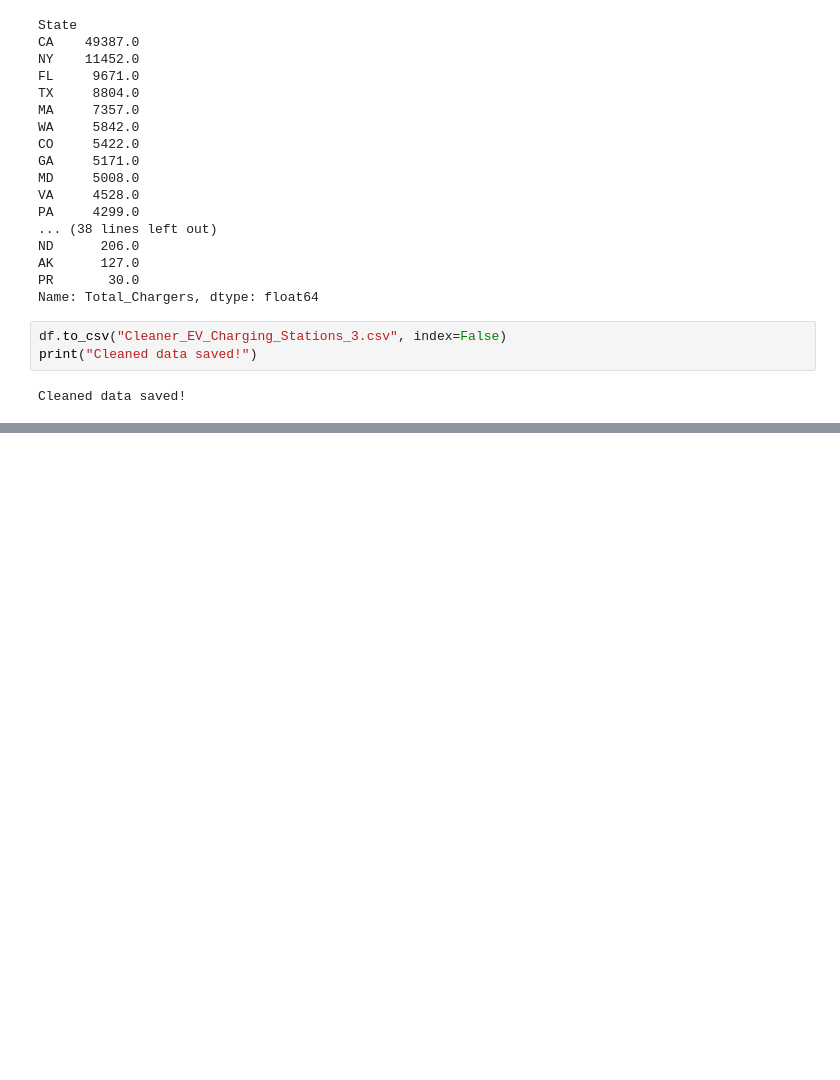
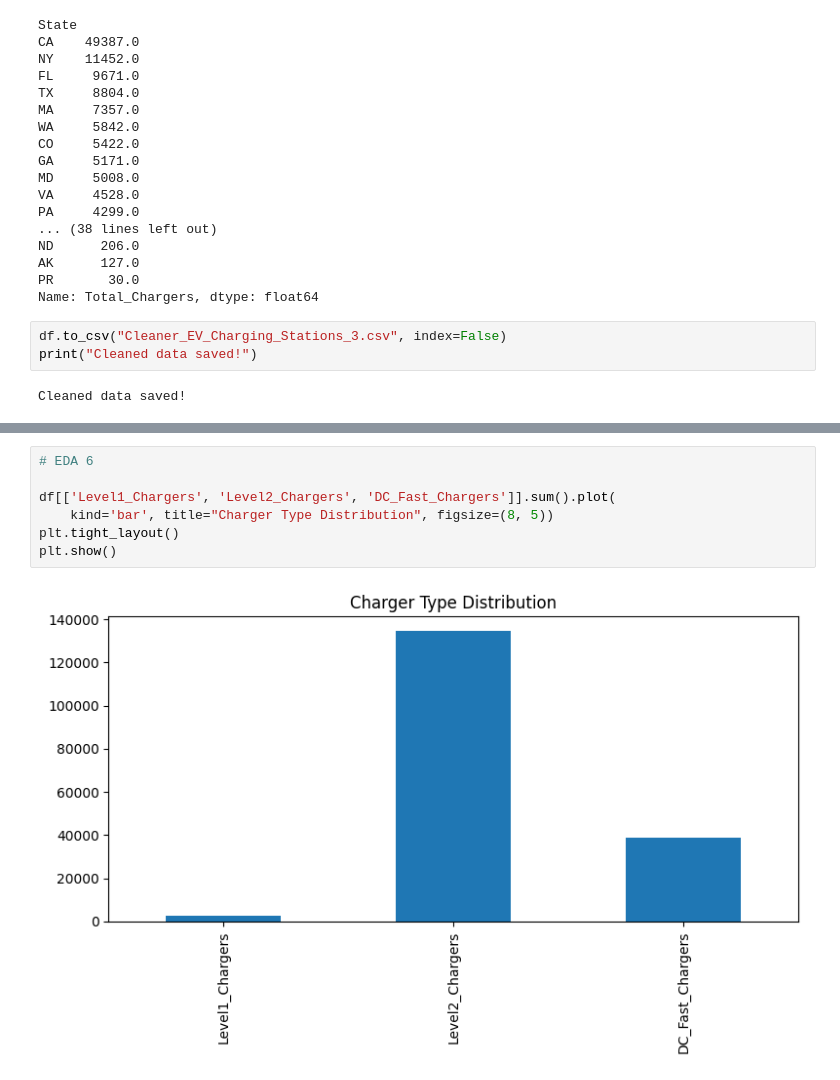
Before and after one commit to Jdeandrade22/DataMining, a Jupyter notebook: Electric Vehicles Phase 1.ipynb, the cells around one changed output, grey strips where cells are left out. Saved outputs shown, nothing was run; the diff lists cells and outputs as text; blank space fills up the shorter version.

```diff
--- a/Electric Vehicles Phase 1.ipynb
+++ b/Electric Vehicles Phase 1.ipynb
@@ -565,0 +358,9 @@ PA: 1,685 stations
+# %%
+# EDA 6
+
+df[['Level1_Chargers', 'Level2_Chargers', 'DC_Fast_Chargers']].sum().plot(
+    kind='bar', title="Charger Type Distribution", figsize=(8, 5))
+plt.tight_layout()
+plt.show()
+# %% [output]
+[figure, added]
```
Also changed, not shown: parts of 23 cells of this notebook, 1 other file.
